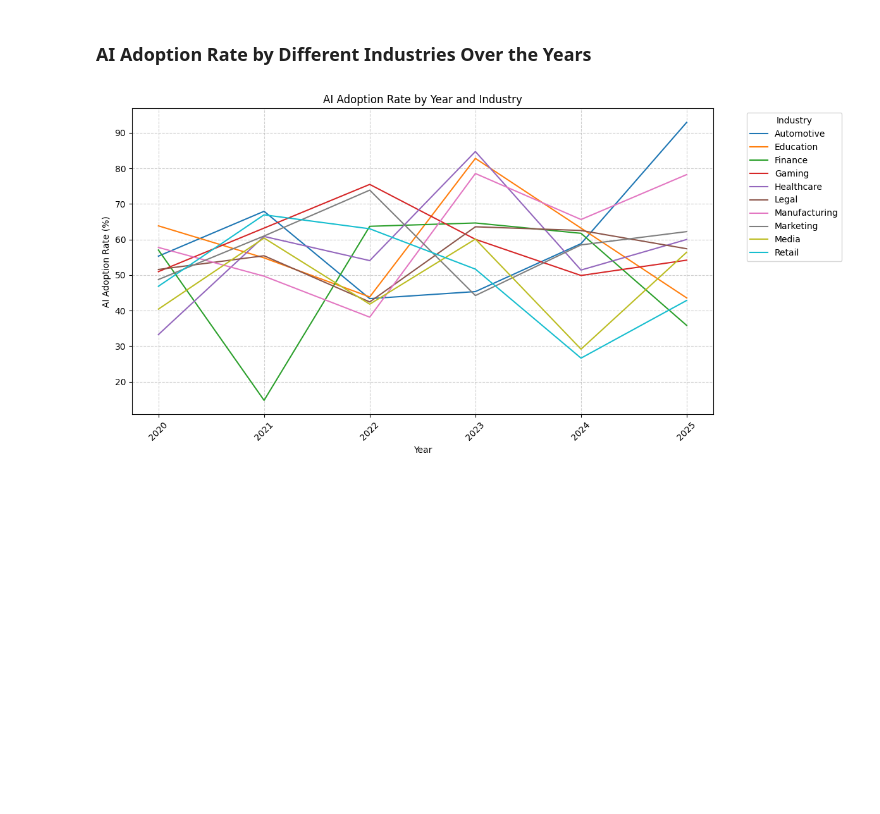
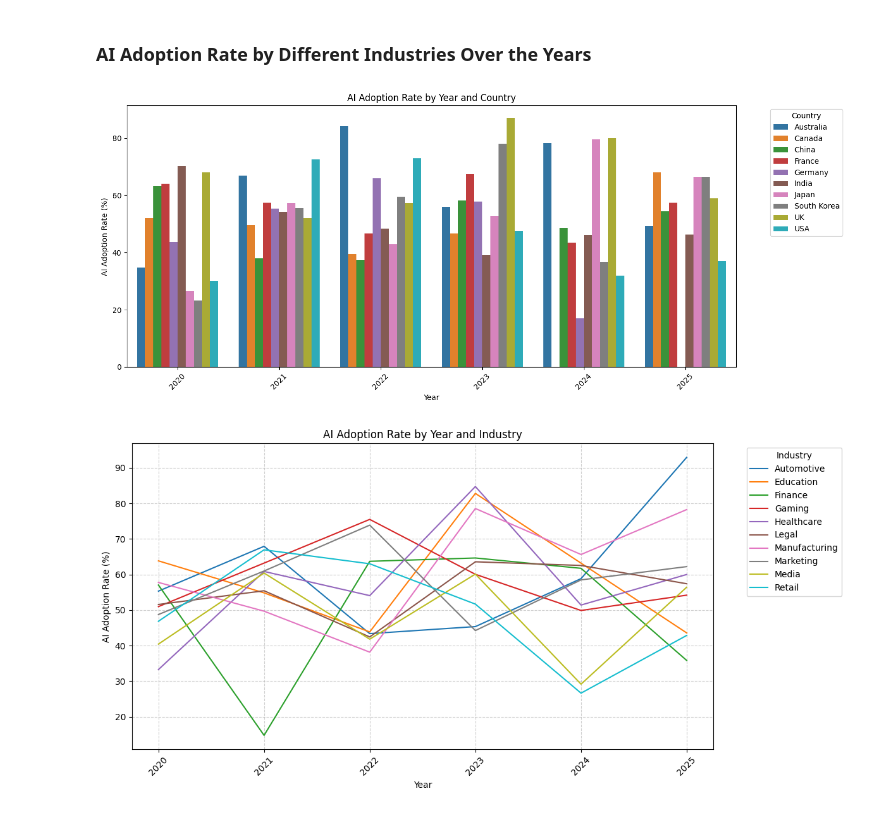
Before and after one commit to cesardushime/AI-Adoption-Job-Displacement-Analysis-2020-2025, a Jupyter notebook: ai_adoption_EDA.ipynb, the cells around one changed output. Drawn from its saved outputs; the diff is of its cells as text; code cells hidden in the pictures; blank space fills up the shorter version.

Commit message:
updated the AI adoption rate by country and industries over the years with added barplot as per each year and countries comparisons

```diff
--- a/ai_adoption_EDA.ipynb
+++ b/ai_adoption_EDA.ipynb
@@ -217,6 +217,21 @@ Regulations did not directly affect the AI adoption level. This maybe because, o
  'Synthesia'
 # %% [markdown]
 ### AI Adoption Rate by Different Industries Over the Years
+# %%
+# Visualizing AI Adoption Rate By different countries and Industries
+
+grouped = df.groupby(['Year', 'Country'])['AI Adoption Rate (%)'].mean().reset_index()
+plt.figure(figsize=(14, 6))
+sns.barplot(x='Year', y='AI Adoption Rate (%)', hue='Country', data=grouped)
+plt.title('AI Adoption Rate by Year and Country')
+plt.xlabel('Year')
+plt.ylabel('AI Adoption Rate (%)')
+plt.xticks(rotation=45, fontsize=10)
+plt.legend(title='Country', bbox_to_anchor=(1.05, 1), loc='upper left')
+plt.yticks(rotation=0, fontsize=10)
+plt.tight_layout()
+# %% [output]
+[figure, added]
 # %%
 # AI adooption by industries over the years
 ai_adoption_over_years = df.groupby(['Year', 'Industry'])['AI Adoption Rate (%)'].mean().reset_index()
```
